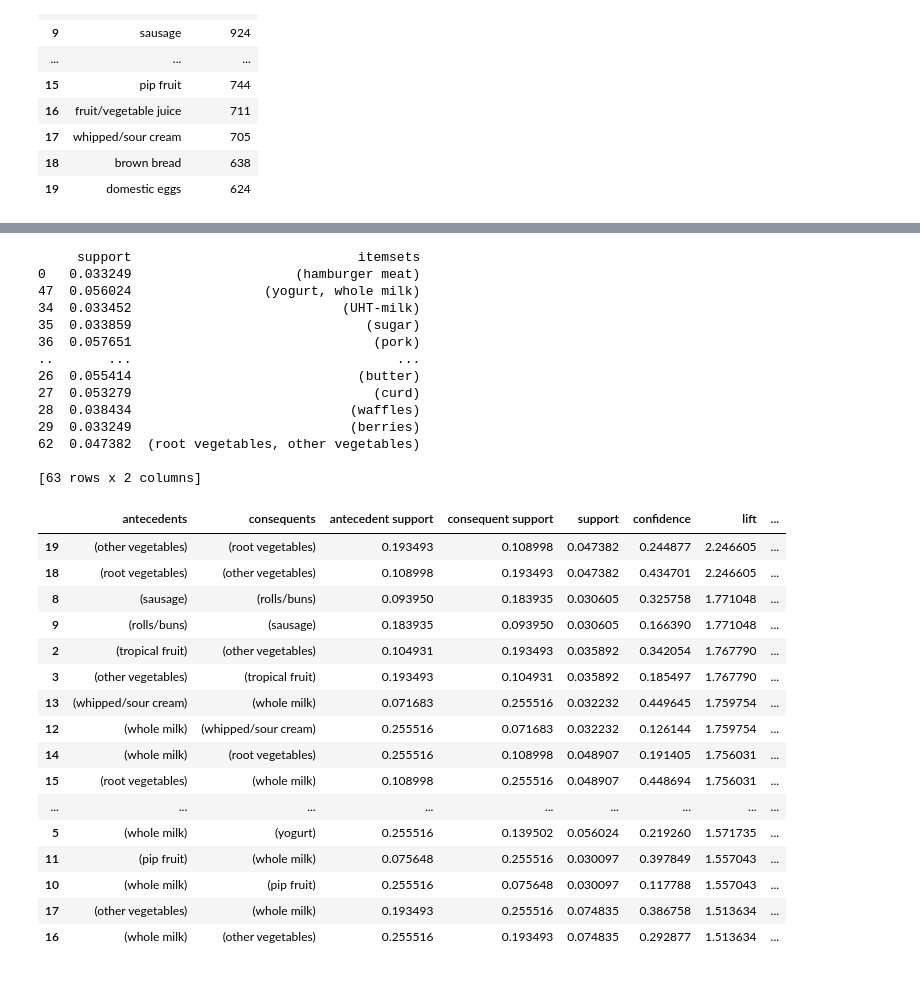
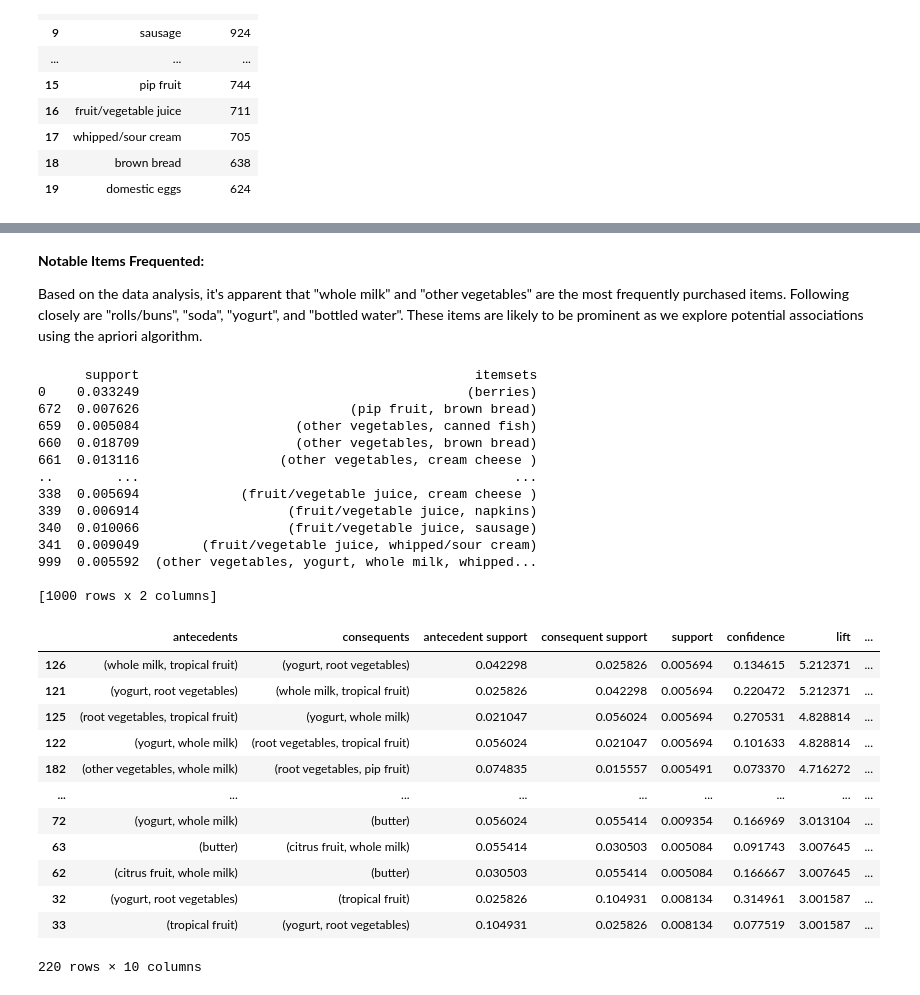
Before and after one commit to milindbhatiaa/Intro-to-ML-project, a Jupyter notebook: AssociationRules.ipynb, the cells around one changed output, grey strips where cells are left out. Cells and saved outputs as stored; diff of their text form; code cells hidden in the pictures.

```diff
--- a/AssociationRules.ipynb
+++ b/AssociationRules.ipynb
@@ -130,43 +90,43 @@ distutils Version classes are deprecated. Use packaging.version instead.
 
 
 distutils Version classes are deprecated. Use packaging.version instead.
+# %% [markdown]
+**Notable Items Frequented:**
+
+Based on the data analysis, it's apparent that "whole milk" and "other vegetables" are the most frequently purchased items. Following closely are "rolls/buns", "soda", "yogurt", and "bottled water". These items are likely to be prominent as we explore potential associations using the apriori algorithm.
 # %%
 #Applying Apriori Algorithm on all items
 
-frq_items = apriori(df, min_support = 0.03, use_colnames=True)
+frq_items = apriori(df, min_support = 0.005, use_colnames=True)
 print(frq_items.sort_values(by='itemsets',ascending=False))
 
-rules = association_rules(frq_items, metric="lift", min_threshold=1.5)
+rules = association_rules(frq_items, metric="lift", min_threshold=3)
 rules.sort_values(by='lift',ascending=False)
 # %% [output]
-     support                             itemsets
-0   0.033249                     (hamburger meat)
-47  0.056024                 (yogurt, whole milk)
-34  0.033452                           (UHT-milk)
-35  0.033859                              (sugar)
-36  0.057651                               (pork)
-..       ...                                  ...
-26  0.055414                             (butter)
-27  0.053279                               (curd)
-28  0.038434                            (waffles)
-29  0.033249                            (berries)
-62  0.047382  (root vegetables, other vegetables)
+      support                                           itemsets
+0    0.033249                                          (berries)
+672  0.007626                           (pip fruit, brown bread)
+659  0.005084                    (other vegetables, canned fish)
+660  0.018709                    (other vegetables, brown bread)
+661  0.013116                  (other vegetables, cream cheese )
+..        ...                                                ...
+338  0.005694             (fruit/vegetable juice, cream cheese )
+339  0.006914                   (fruit/vegetable juice, napkins)
+340  0.010066                   (fruit/vegetable juice, sausage)
+341  0.009049        (fruit/vegetable juice, whipped/sour cream)
+999  0.005592  (other vegetables, yogurt, whole milk, whipped...
 
-[63 rows x 2 columns]
+[1000 rows x 2 columns]
 |  | antecedents | consequents | antecedent support | consequent support | support | confidence | lift | ... |
-| 19 | (other vegetables) | (root vegetables) | 0.193493 | 0.108998 | 0.047382 | 0.244877 | 2.246605 | ... |
-| 18 | (root vegetables) | (other vegetables) | 0.108998 | 0.193493 | 0.047382 | 0.434701 | 2.246605 | ... |
-| 8 | (sausage) | (rolls/buns) | 0.093950 | 0.183935 | 0.030605 | 0.325758 | 1.771048 | ... |
-| 9 | (rolls/buns) | (sausage) | 0.183935 | 0.093950 | 0.030605 | 0.166390 | 1.771048 | ... |
-| 2 | (tropical fruit) | (other vegetables) | 0.104931 | 0.193493 | 0.035892 | 0.342054 | 1.767790 | ... |
-| 3 | (other vegetables) | (tropical fruit) | 0.193493 | 0.104931 | 0.035892 | 0.185497 | 1.767790 | ... |
-| 13 | (whipped/sour cream) | (whole milk) | 0.071683 | 0.255516 | 0.032232 | 0.449645 | 1.759754 | ... |
-| 12 | (whole milk) | (whipped/sour cream) | 0.255516 | 0.071683 | 0.032232 | 0.126144 | 1.759754 | ... |
-| 14 | (whole milk) | (root vegetables) | 0.255516 | 0.108998 | 0.048907 | 0.191405 | 1.756031 | ... |
-| 15 | (root vegetables) | (whole milk) | 0.108998 | 0.255516 | 0.048907 | 0.448694 | 1.756031 | ... |
+| 126 | (whole milk, tropical fruit) | (yogurt, root vegetables) | 0.042298 | 0.025826 | 0.005694 | 0.134615 | 5.212371 | ... |
+| 121 | (yogurt, root vegetables) | (whole milk, tropical fruit) | 0.025826 | 0.042298 | 0.005694 | 0.220472 | 5.212371 | ... |
+| 125 | (root vegetables, tropical fruit) | (yogurt, whole milk) | 0.021047 | 0.056024 | 0.005694 | 0.270531 | 4.828814 | ... |
+| 122 | (yogurt, whole milk) | (root vegetables, tropical fruit) | 0.056024 | 0.021047 | 0.005694 | 0.101633 | 4.828814 | ... |
+| 182 | (other vegetables, whole milk) | (root vegetables, pip fruit) | 0.074835 | 0.015557 | 0.005491 | 0.073370 | 4.716272 | ... |
 | ... | ... | ... | ... | ... | ... | ... | ... | ... |
-| 5 | (whole milk) | (yogurt) | 0.255516 | 0.139502 | 0.056024 | 0.219260 | 1.571735 | ... |
-| 11 | (pip fruit) | (whole milk) | 0.075648 | 0.255516 | 0.030097 | 0.397849 | 1.557043 | ... |
-| 10 | (whole milk) | (pip fruit) | 0.255516 | 0.075648 | 0.030097 | 0.117788 | 1.557043 | ... |
-| 17 | (other vegetables) | (whole milk) | 0.193493 | 0.255516 | 0.074835 | 0.386758 | 1.513634 | ... |
-| 16 | (whole milk) | (other vegetables) | 0.255516 | 0.193493 | 0.074835 | 0.292877 | 1.513634 | ... |
+| 72 | (yogurt, whole milk) | (butter) | 0.056024 | 0.055414 | 0.009354 | 0.166969 | 3.013104 | ... |
+| 63 | (butter) | (citrus fruit, whole milk) | 0.055414 | 0.030503 | 0.005084 | 0.091743 | 3.007645 | ... |
+| 62 | (citrus fruit, whole milk) | (butter) | 0.030503 | 0.055414 | 0.005084 | 0.166667 | 3.007645 | ... |
+| 32 | (yogurt, root vegetables) | (tropical fruit) | 0.025826 | 0.104931 | 0.008134 | 0.314961 | 3.001587 | ... |
+| 33 | (tropical fruit) | (yogurt, root vegetables) | 0.104931 | 0.025826 | 0.008134 | 0.077519 | 3.001587 | ... |
+220 rows × 10 columns
```
Also changed, not shown: parts of 21 cells of this notebook, 3 other files.
